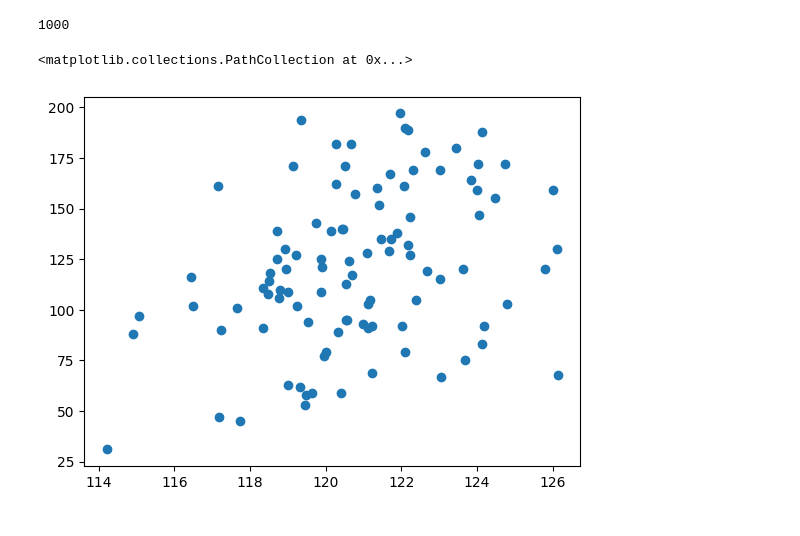
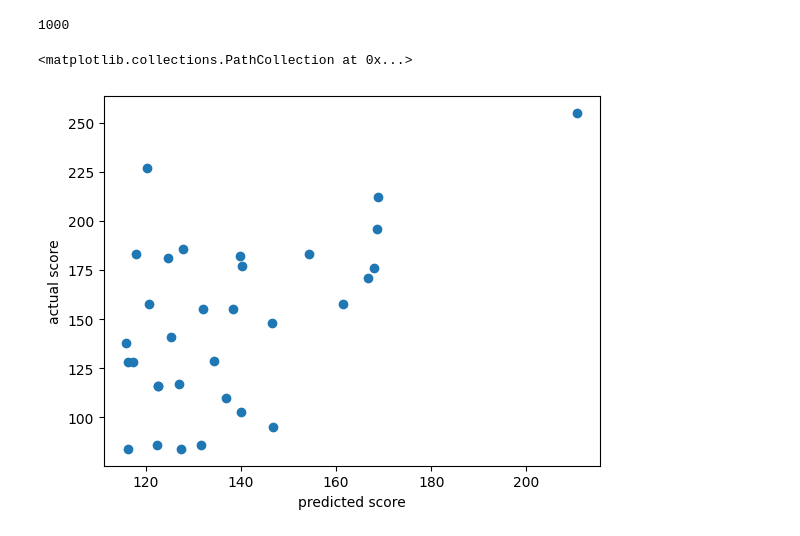
Before and after one commit to BradyWynn/snake, a Jupyter notebook: Snake.ipynb, the cells around one changed output. Cells and saved outputs as stored; diff of their text form; code cells hidden in the pictures.

```diff
--- a/Snake.ipynb
+++ b/Snake.ipynb
@@ -83,3 +80,0 @@ MLP(
-# %%
-loss_function = nn.MSELoss()
-optimizer = torch.optim.Adam(mlp.parameters(), lr=1e-5)
@@ -105,5 +81,5 @@ count += 1
 # %%
-while True:
+for epoch in range(100):
     dataset = []
     raw_dataset = a()
     length = bfs.gameSim(raw_dataset)
@@ -135,7 +111,7 @@ while True:
 
     batch = torch.cat((batch[:0], batch[0+1:])) # remove first row
     optimizer.zero_grad()
-    outputs = mlp(batch) #(length, moves)
+    outputs = resnetington(batch) #(length, moves)
     loss = loss_function(outputs, labels)
     running_loss = (running_loss * 0.9) + (loss.item() * 0.1)
     print(running_loss)
@@ -162,0 +140,12 @@ while True:
+# %%
+y = np.zeros(900)
+# %%
+for i in train:
+    y[int(i[len(i)-1]*900)] += 1
+#     raw_dataset = a()
+#     length = bfs.gameSim(raw_dataset)
+#     y[length] += 1
+# print(np.argmax(y))
+x = np.arange(900)
+plt.bar(x, y, width=1)
+plt.show()
@@ -170,43 +161,33 @@ len(train)
 xs = []
 ys = []
 # %%
-for epoch in range(100):
-    snake = [(14, 14)]
-    guesses = []
-    mlp.eval()
-    while True:
-        while True:
-            apple = (int(np.random.rand(1) * board_size), int(np.random.rand(1) * board_size))
-            if apple not in snake:
-                break
-        pathington = BFS(snake[0], apple, snake, 1)
-        if len(pathington) == 0:
-#             print(len(snake))
-            break
-        lowest_index = 0
-        lowest_score = -10000
-        for i, path1 in enumerate(pathington):
-            board = torch.zeros(board_size, board_size, device=device)
-            for number, point in enumerate(path1):
-                board[point] = ((number + 1)/len(path1))
-            board = board.view(-1, 900)
-            score = mlp(board.view(1, 1, 30, 30))
-            if score > lowest_score:
-                lowest_score = score
-                lowest_index = i
-#         print(lowest_score.item() * 900)
-        guesses.append(lowest_score.item() * 900)
-        path = pathington[lowest_index]
-        path = path + snake
-        snake.append((0, 0))
-        for i, piece in enumerate(snake):
-            snake[i] = path[i]
-#     print(sum(guesses)/len(guesses))
-    xs.append(sum(guesses)/len(guesses))
-    ys.append(len(snake))
-    mlp.train()
-plt.scatter(xs, ys)
+for epoch in range(10):
+    resnetington.eval()
+
+    batch = torch.zeros(1, 1, 30, 30, device=device)
+    labels = torch.zeros(batch_size, 1, device=device)
+
+    for i in range(batch_size):
+        rand = int(np.random.rand() * len(train))
+        sample = train[rand][:len(train[rand]) - 1]
+        labels[i] = train[rand][len(train[rand]) - 1:][0]
+        board = torch.zeros(board_size, board_size, device=device)
+        for number, tupl in enumerate(sample):
+            board[tupl] = ((number + 1)/len(sample))
+        batch = torch.cat([batch, board.view(1, 1, 30, 30)], dim=0)
+
+    batch = torch.cat((batch[:0], batch[0+1:])) # remove first row
+    outputs = resnetington(batch)
+
+    outputs = torch.Tensor.cpu(outputs)
+    labels = torch.Tensor.cpu(labels)
+
+    outputs = outputs.detach()
+
+plt.xlabel("predicted score")
+plt.ylabel("actual score")
+plt.scatter(outputs*900, labels*900)
 # %% [output]
 <matplotlib.collections.PathCollection at 0x...>
-[figure, old version]
+[figure, new version]
 # %%
```
Also changed, not shown: parts of 14 cells of this notebook, 7 other files.
